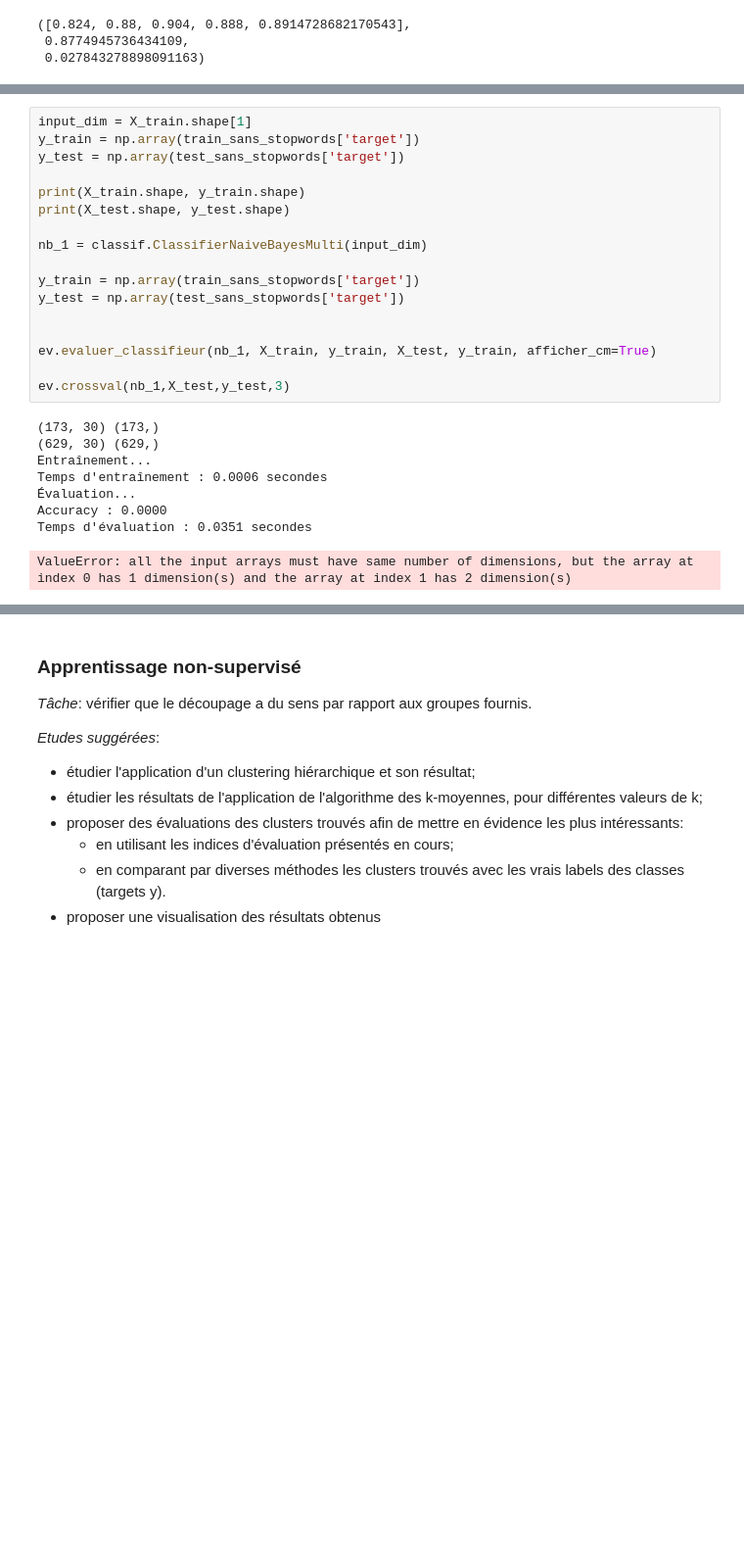
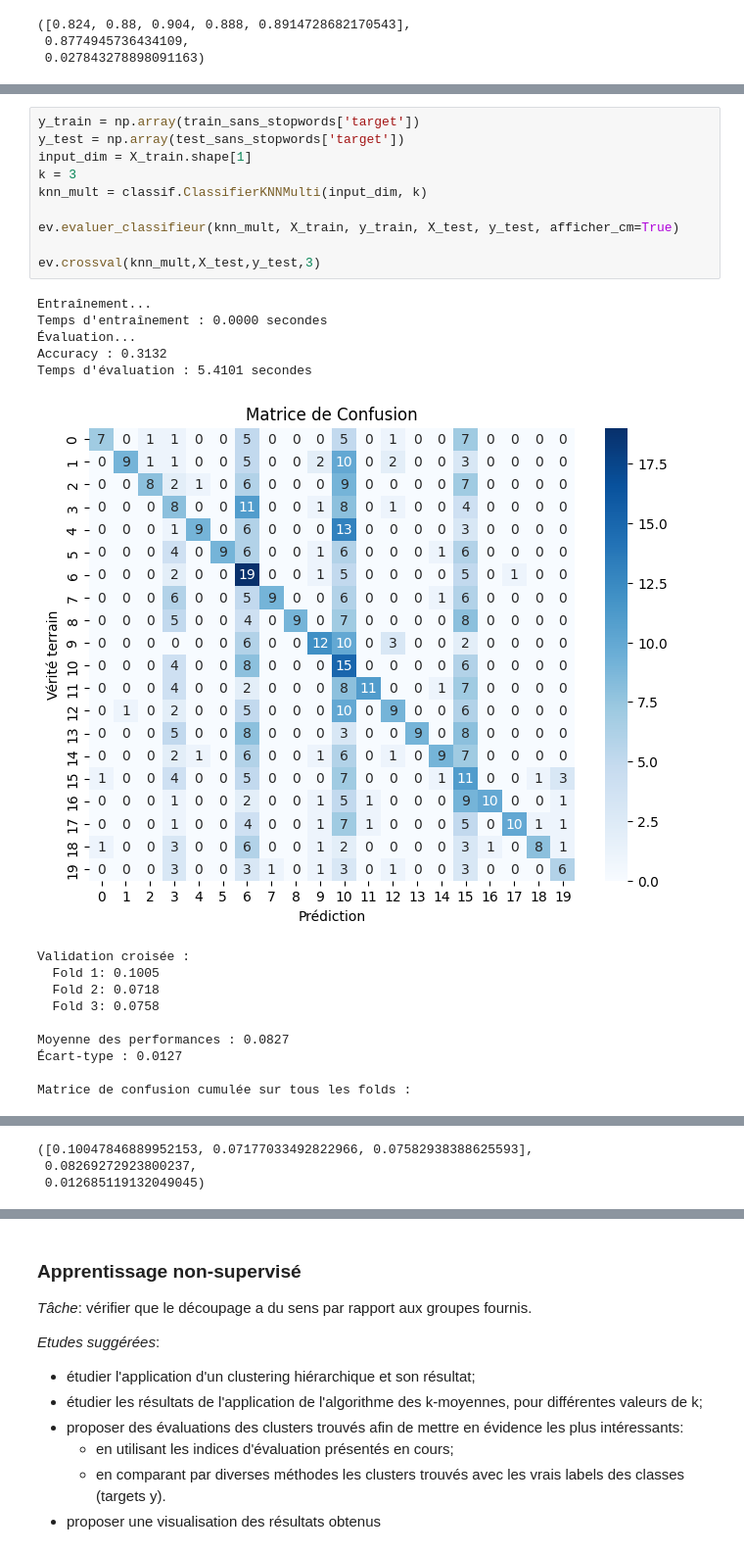
Before and after one commit to yarak4/Sciences-de-donnees, a Jupyter notebook: projet-Khamis_Nistor.ipynb, the cells around one changed output, grey strips where cells are left out. Shown at 98% size. Saved outputs shown, nothing was run; the diff lists cells and outputs as text; blank space fills up the shorter version.

```diff
--- a/projet-Khamis_Nistor.ipynb
+++ b/projet-Khamis_Nistor.ipynb
@@ -1031,26 +812,26 @@ RecursionError: maximum recursion depth exceeded while calling a Python object
 # %%
-input_dim = X_train.shape[1]
 y_train = np.array(train_sans_stopwords['target'])
 y_test = np.array(test_sans_stopwords['target'])
+input_dim = X_train.shape[1]
+k = 3
+knn_mult = classif.ClassifierKNNMulti(input_dim, k)
 
-print(X_train.shape, y_train.shape)
-print(X_test.shape, y_test.shape)
+ev.evaluer_classifieur(knn_mult, X_train, y_train, X_test, y_test, afficher_cm=True)
 
-nb_1 = classif.ClassifierNaiveBayesMulti(input_dim)
-
-y_train = np.array(train_sans_stopwords['target'])
-y_test = np.array(test_sans_stopwords['target'])
-
-
-ev.evaluer_classifieur(nb_1, X_train, y_train, X_test, y_train, afficher_cm=True)
-
-ev.crossval(nb_1,X_test,y_test,3)
+ev.crossval(knn_mult,X_test,y_test,3)
 # %% [output]
-(173, 30) (173,)
-(629, 30) (629,)
 Entraînement...
-Temps d'entraînement : 0.0006 secondes
+Temps d'entraînement : 0.0000 secondes
 Évaluation...
-Accuracy : 0.0000
-Temps d'évaluation : 0.0351 secondes
+Accuracy : 0.3132
+Temps d'évaluation : 5.4101 secondes
+[figure, added]
-ValueError: all the input arrays must have same number of dimensions, but the array at index 0 has 1 dimension(s) and the array at index 1 has 2 dimension(s)
+Validation croisée :
+  Fold 1: 0.1005
+  Fold 2: 0.0718
+  Fold 3: 0.0758
+
+Moyenne des performances : 0.0827
+Écart-type : 0.0127
+
+Matrice de confusion cumulée sur tous les folds :
@@ -1056,0 +839,3 @@ ValueError: all the input arrays must have same number of dimensions, but the ar
+([0.10047846889952153, 0.07177033492822966, 0.07582938388625593],
+ 0.08269272923800237,
+ 0.012685119132049045)
```
Also changed, not shown: parts of 40 cells of this notebook.
